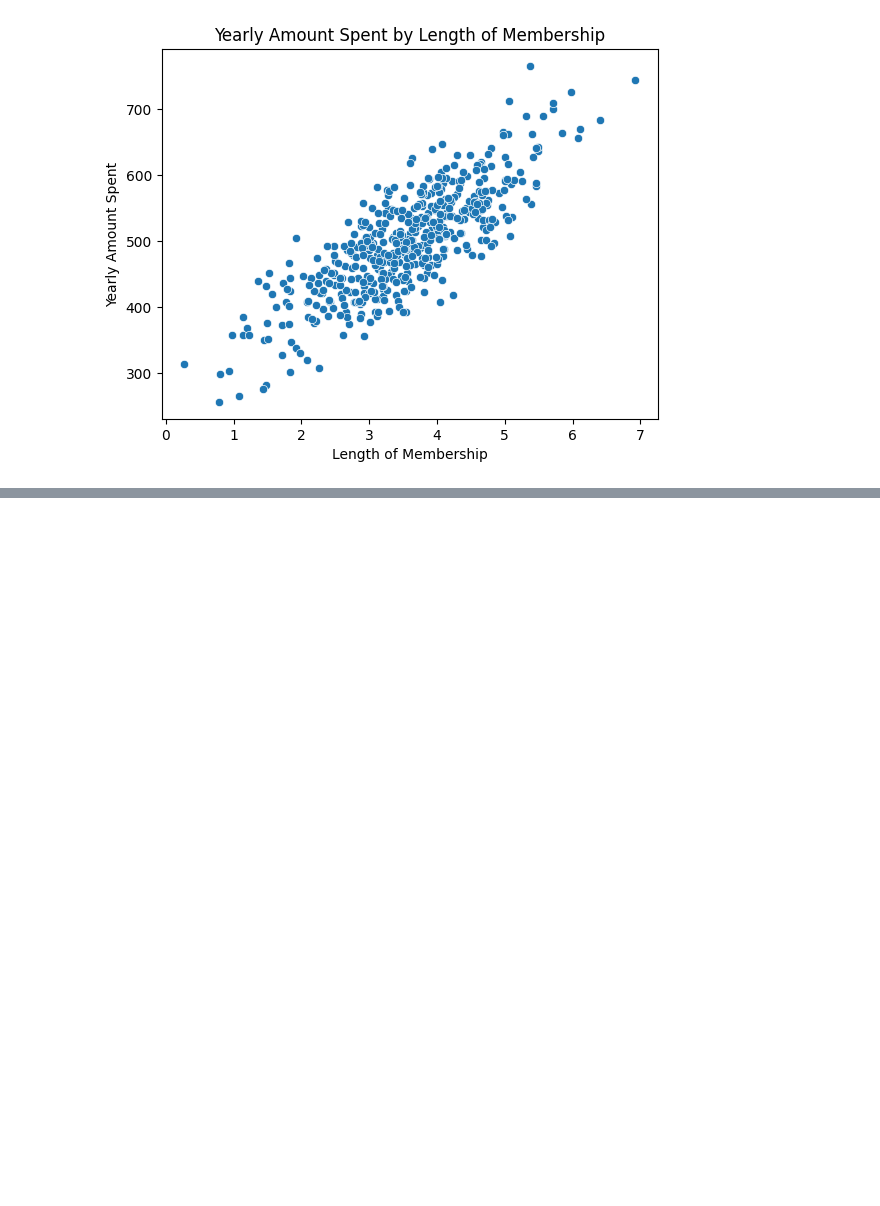
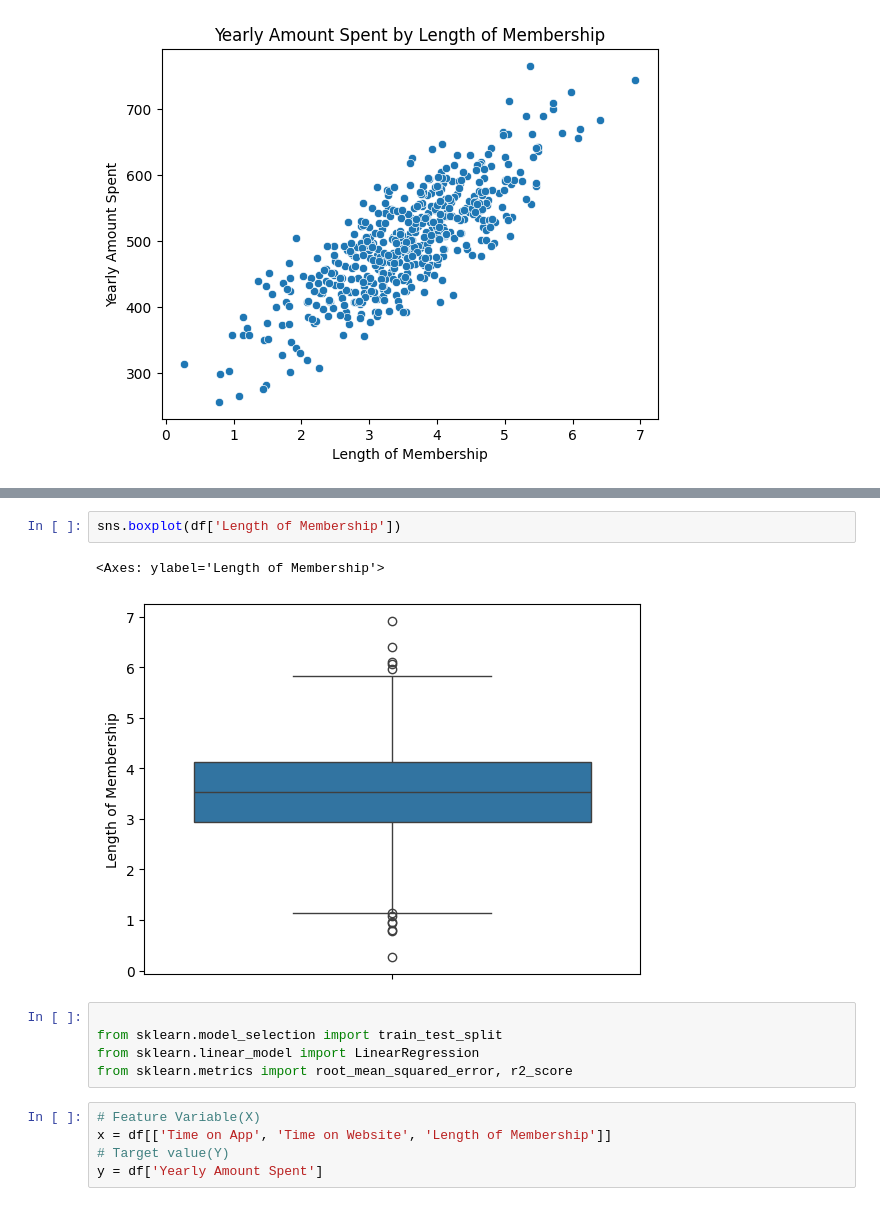
Before and after one commit to abrehamashebir/GO2COD_DS_01, a Jupyter notebook: notebook/ecomerce_eda.ipynb, the cells around one changed output, grey strips where cells are left out. Saved outputs shown, nothing was run; the diff lists cells and outputs as text; blank space fills up the shorter version.

Commit message:
building linear regression on customer experince

```diff
--- a/notebook/ecomerce_eda.ipynb
+++ b/notebook/ecomerce_eda.ipynb
@@ -170,0 +171,15 @@ plt.show()
+# %%
+sns.boxplot(df['Length of Membership'])
+# %% [output]
+<Axes: ylabel='Length of Membership'>
+[figure, added]
+# %%
+
+from sklearn.model_selection import train_test_split
+from sklearn.linear_model import LinearRegression
+from sklearn.metrics import root_mean_squared_error, r2_score
+# %%
+# Feature Variable(X)
+x = df[['Time on App', 'Time on Website', 'Length of Membership']]
+# Target value(Y)
+y = df['Yearly Amount Spent']
```
Also changed, not shown: parts of 6 cells of this notebook.
